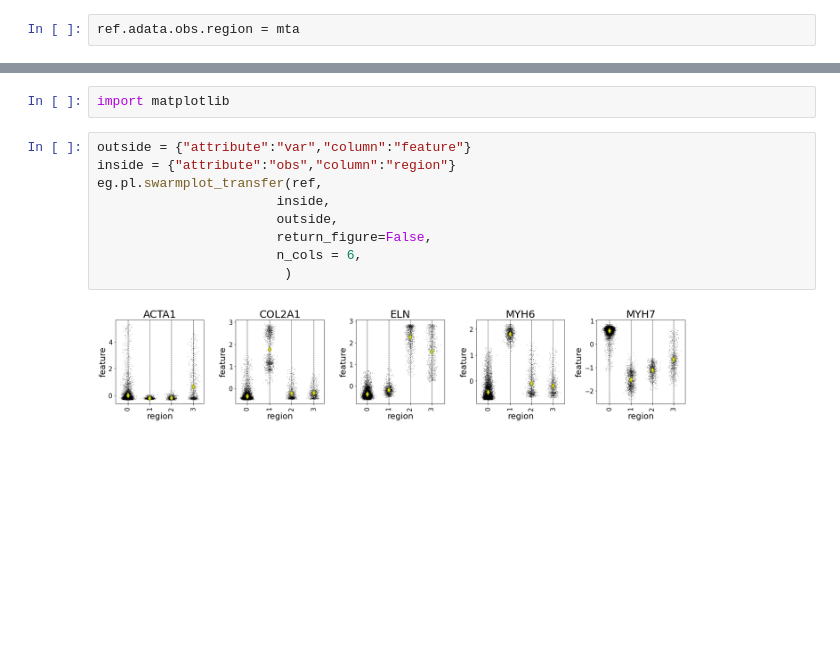
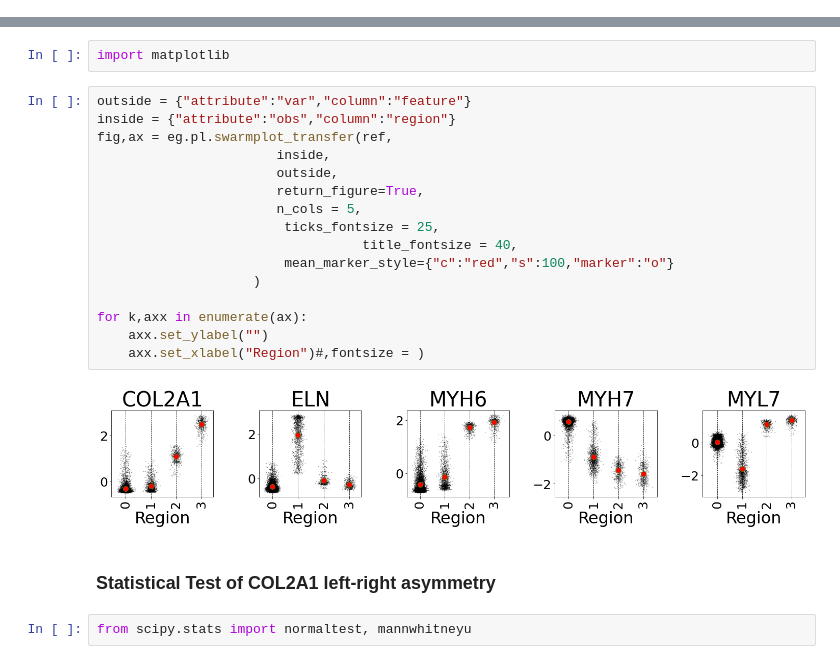
Before and after one commit to almaan/eggplant, a Jupyter notebook: notebooks/developmental-heart.ipynb, the cells around one changed output, grey strips where cells are left out. Saved outputs shown, nothing was run; the diff lists cells and outputs as text; blank space fills up the shorter version.

```diff
--- a/notebooks/developmental-heart.ipynb
+++ b/notebooks/developmental-heart.ipynb
@@ -229,2 +230,0 @@ eg.pl.visualize_transfer(ref2,
-# %%
-ref.adata.obs.region = mta
@@ -254,11 +252,22 @@ import matplotlib
 # %%
 outside = {"attribute":"var","column":"feature"}
 inside = {"attribute":"obs","column":"region"}
-eg.pl.swarmplot_transfer(ref,
+fig,ax = eg.pl.swarmplot_transfer(ref,
                        inside,
                        outside,
-                       return_figure=False,
-                       n_cols = 6,
-                        )
+                       return_figure=True,
+                       n_cols = 5,
+                        ticks_fontsize = 25,
+                                  title_fontsize = 40,
+                        mean_marker_style={"c":"red","s":100,"marker":"o"}
+                    )
+
+for k,axx in enumerate(ax):
+    axx.set_ylabel("")
+    axx.set_xlabel("Region")#,fontsize = )
 # %% [output]
-[figure, old version]
+[figure, new version]
+# %% [markdown]
+### Statistical Test of COL2A1 left-right asymmetry
+# %%
+from scipy.stats import normaltest, mannwhitneyu
```
Also changed, not shown: parts of 9 cells of this notebook, 8 other files.
